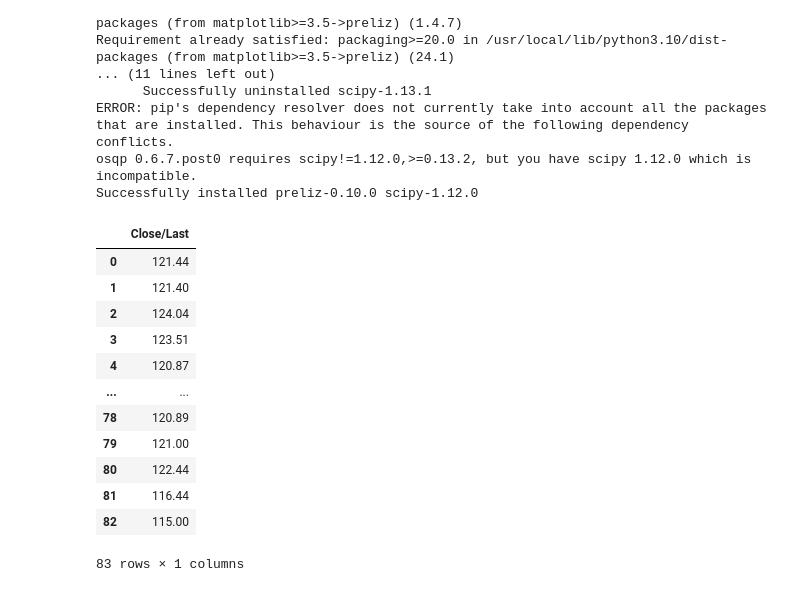
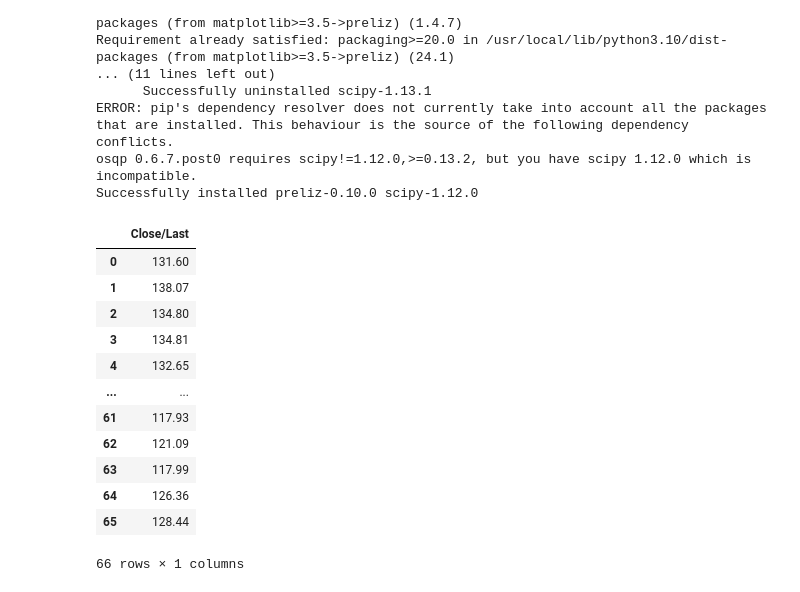
Before and after one commit to xeqoir/Finance, a Jupyter notebook: NVIDIA/NVIDIA_Predictor.ipynb, the cells around one changed output. Saved outputs shown, nothing was run; the diff lists cells and outputs as text; code cells hidden in the pictures.

```diff
--- a/NVIDIA/NVIDIA_Predictor.ipynb
+++ b/NVIDIA/NVIDIA_Predictor.ipynb
@@ -28,20 +28,20 @@ import pandas as pd
 import arviz as az
 import pymc as pm
 # %%
-url_stockData = "https://raw.githubusercontent.com/xeqoir/Data-Science/refs/heads/main/Unit3/NVDA_Stock_Data.csv"
+url_stockData = "https://raw.githubusercontent.com/xeqoir/Personal/refs/heads/main/NVIDIA/NVDA%20Data%20-%20Sheet1%20(1).csv"
 stockData = pd.read_csv(url_stockData)[["Close/Last"]]
 stockData
 # %% [output]
 |  | Close/Last |
-| 0 | 121.44 |
-| 1 | 121.40 |
-| 2 | 124.04 |
-| 3 | 123.51 |
-| 4 | 120.87 |
+| 0 | 131.60 |
+| 1 | 138.07 |
+| 2 | 134.80 |
+| 3 | 134.81 |
+| 4 | 132.65 |
 | ... | ... |
-| 78 | 120.89 |
-| 79 | 121.00 |
-| 80 | 122.44 |
-| 81 | 116.44 |
-| 82 | 115.00 |
+| 61 | 117.93 |
+| 62 | 121.09 |
+| 63 | 117.99 |
+| 64 | 126.36 |
+| 65 | 128.44 |
-83 rows × 1 columns
+66 rows × 1 columns
```
Also changed, not shown: parts of 4 cells of this notebook.
